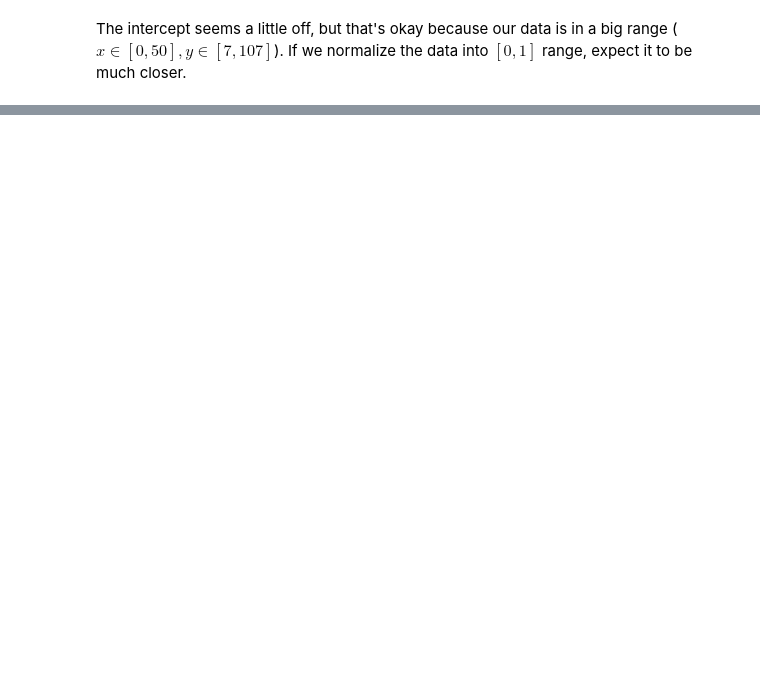
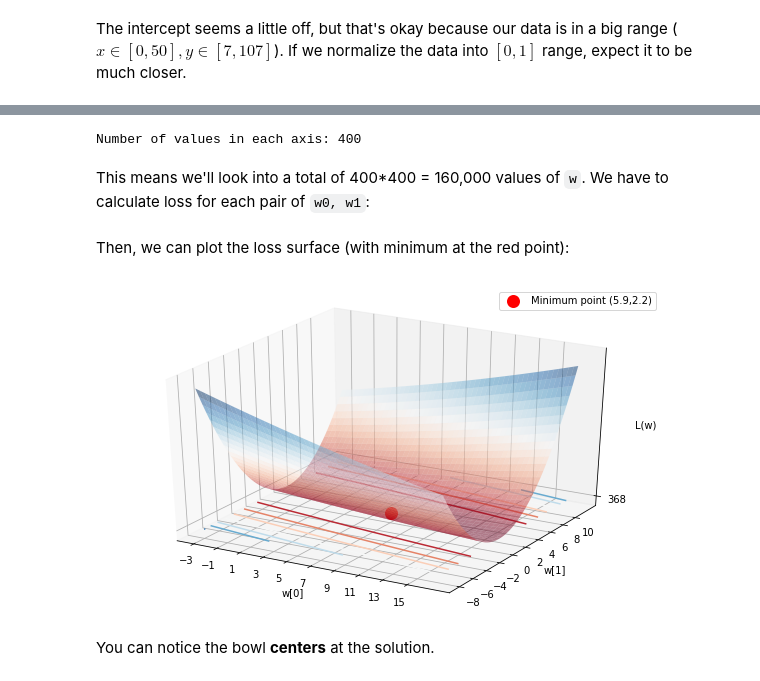
Before and after one commit to aunnnn/ml-tutorial, a Jupyter notebook: blog_content_source/linear_regression/linear_regression_tutorial.ipynb, the cells around one changed output, grey strips where cells are left out. Saved outputs shown, nothing was run; the diff lists cells and outputs as text; code cells hidden in the pictures; blank space fills up the shorter version.

```diff
--- a/blog_content_source/linear_regression/linear_regression_tutorial.ipynb
+++ b/blog_content_source/linear_regression/linear_regression_tutorial.ipynb
@@ -452,0 +472,3 @@ The intercept seems a little off, but that's okay because our data is in a big r
+# %%
+loss = np.linalg.norm(y - X @ w, ord=2) ** 2
+print(loss)
@@ -452,0 +485,43 @@ The intercept seems a little off, but that's okay because our data is in a big r
+# %%
+from mpl_toolkits.mplot3d import Axes3D
+
+# Ranges of w0 and w1 to see, centering at the true line
+spanning_radius = 10
+w0range = np.arange(7-spanning_radius, 7+spanning_radius, 0.05)
+w1range = np.arange(2-spanning_radius, 2+spanning_radius, 0.05)
+w0grid, w1grid = np.meshgrid(w0range, w1range)
+
+range_len = len(w0range)
+print("Number of values in each axis:", range_len)
+# %% [output]
+Number of values in each axis: 400
+# %% [markdown]
+This means we'll look into a total of 400*400 = 160,000 values of `w`. We have to calculate loss for each pair of `w0, w1`:
+# %%
+# Make [w0, w1] in (2, 14400) shape
+all_w0w1_values = np.hstack([w0grid.flatten()[:,None], w1grid.flatten()[:,None]]).T
+
+# Compute all losses, reshape back to grid format
+all_losses = (np.linalg.norm(y - (X @ all_w0w1_values), axis=0, ord=2) ** 2).reshape((range_len, range_len))
+# %% [markdown]
+Then, we can plot the loss surface (with minimum at the red point):
+# %%
+fig = plt.figure(figsize=(10,6))
+ax = fig.gca(projection='3d')
+
+ax.plot_surface(w0grid, w1grid, all_losses, alpha=0.5, cmap='RdBu')
+ax.contour(w0grid, w1grid, all_losses, offset=0, alpha=1, cmap='RdBu')
+ax.scatter(w[0], w[1], loss, lw=3, c='red', s=100, label="Minimum point (5.9,2.2)")
+
+ax.legend(loc='best')
+ax.set_xlabel('w[0]')
+ax.set_ylabel('w[1]')
+ax.set_zlabel('L(w)')
+ax.set_xticks(np.arange(7-spanning_radius, 7+spanning_radius, 2))
+ax.set_yticks(np.arange(2-spanning_radius, 2+spanning_radius, 2))
+ax.set_zticks([loss])
+plt.show()
+# %% [output]
+[figure, added]
+# %% [markdown]
+You can notice the bowl **centers** at the solution.
```
Also changed, not shown: parts of 38 cells of this notebook, 47 other files.
